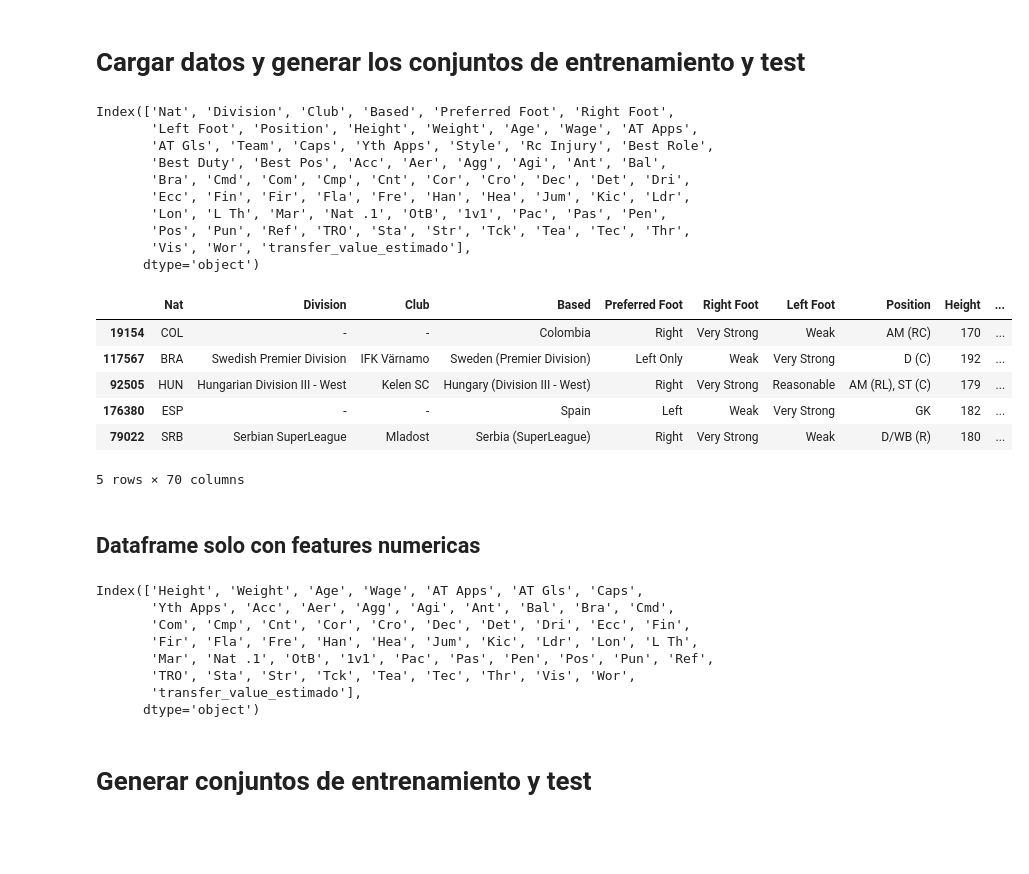
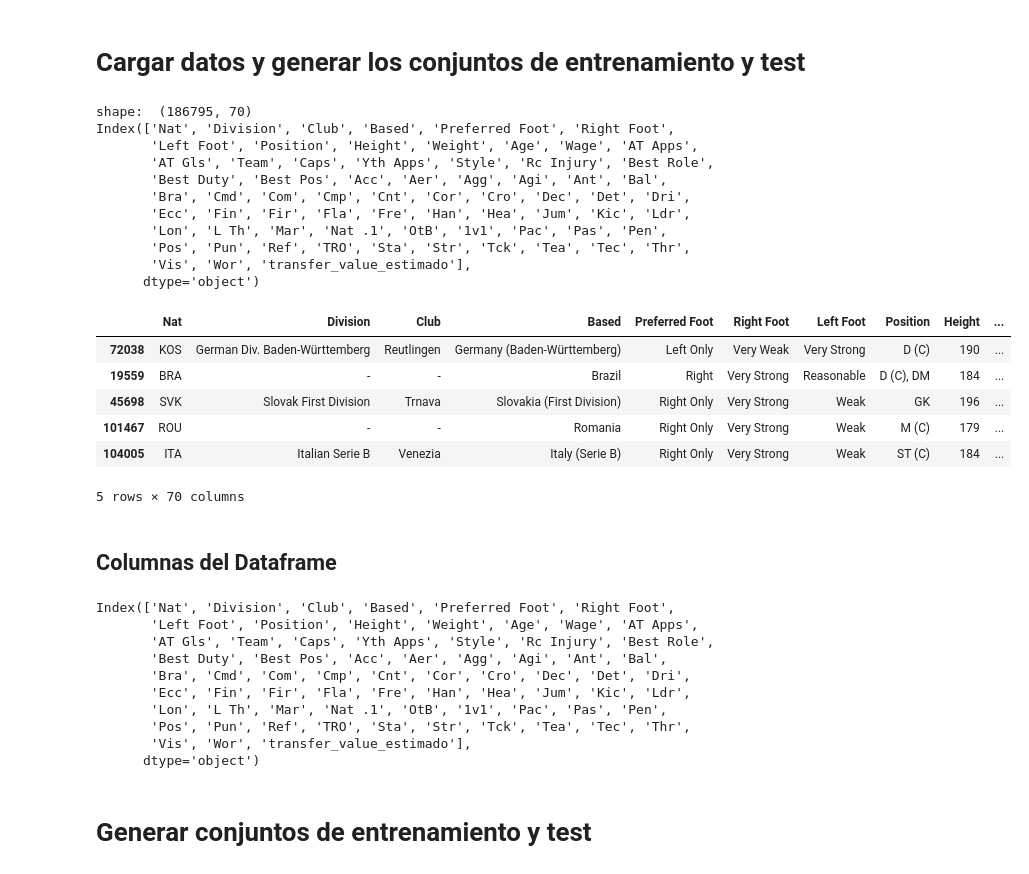
Before and after one commit to Leo11wasd/proyecto_mineria_y_analisis_de_datos, a Jupyter notebook: regresion.ipynb, the cells around one changed output. Saved outputs shown, nothing was run; the diff lists cells and outputs as text; code cells hidden in the pictures; blank space fills up the shorter version.

```diff
--- a/regresion.ipynb
+++ b/regresion.ipynb
@@ -9,32 +9,34 @@ raiz=""
 # Cargar datos y generar los conjuntos de entrenamiento y test
 # %%
 import pandas as pd
-
+nombre_csv_logs="presentacion1_resultados"
 # file_path = 'data_set_limpio.pkl'
 file_path = f'{raiz}datasets_pkl/data_set_limpio_sin_not_for_sale.pkl'
 
 df = pd.read_pickle(file_path)
 
 # Display the loaded DataFrame
+print("shape: ",df.shape)
 print(df.columns)
 df.sample(n=5)
 # %% [output]
+shape:  (186795, 70)
 Index(['Nat', 'Division', 'Club', 'Based', 'Preferred Foot', 'Right Foot',
        'Left Foot', 'Position', 'Height', 'Weight', 'Age', 'Wage', 'AT Apps',
        'AT Gls', 'Team', 'Caps', 'Yth Apps', 'Style', 'Rc Injury', 'Best Role',
        'Best Duty', 'Best Pos', 'Acc', 'Aer', 'Agg', 'Agi', 'Ant', 'Bal',
        'Bra', 'Cmd', 'Com', 'Cmp', 'Cnt', 'Cor', 'Cro', 'Dec', 'Det', 'Dri',
        'Ecc', 'Fin', 'Fir', 'Fla', 'Fre', 'Han', 'Hea', 'Jum', 'Kic', 'Ldr',
        'Lon', 'L Th', 'Mar', 'Nat .1', 'OtB', '1v1', 'Pac', 'Pas', 'Pen',
        'Pos', 'Pun', 'Ref', 'TRO', 'Sta', 'Str', 'Tck', 'Tea', 'Tec', 'Thr',
        'Vis', 'Wor', 'transfer_value_estimado'],
       dtype='object')
 |  | Nat | Division | Club | Based | Preferred Foot | Right Foot | Left Foot | Position | Height | ... |
-| 19154 | COL | - | - | Colombia | Right | Very Strong | Weak | AM (RC) | 170 | ... |
-| 117567 | BRA | Swedish Premier Division | IFK Värnamo | Sweden (Premier Division) | Left Only | Weak | Very Strong | D (C) | 192 | ... |
-| 92505 | HUN | Hungarian Division III - West | Kelen SC | Hungary (Division III - West) | Right | Very Strong | Reasonable | AM (RL), ST (C) | 179 | ... |
-| 176380 | ESP | - | - | Spain | Left | Weak | Very Strong | GK | 182 | ... |
-| 79022 | SRB | Serbian SuperLeague | Mladost | Serbia (SuperLeague) | Right | Very Strong | Weak | D/WB (R) | 180 | ... |
+| 72038 | KOS | German Div. Baden-Württemberg | Reutlingen | Germany (Baden-Württemberg) | Left Only | Very Weak | Very Strong | D (C) | 190 | ... |
+| 19559 | BRA | - | - | Brazil | Right | Very Strong | Reasonable | D (C), DM | 184 | ... |
+| 45698 | SVK | Slovak First Division | Trnava | Slovakia (First Division) | Right Only | Very Strong | Weak | GK | 196 | ... |
+| 101467 | ROU | - | - | Romania | Right Only | Very Strong | Weak | M (C) | 179 | ... |
+| 104005 | ITA | Italian Serie B | Venezia | Italy (Serie B) | Right Only | Very Strong | Weak | ST (C) | 184 | ... |
 5 rows × 70 columns
 # %%
 import pandas as pd
@@ -49,22 +51,20 @@ if visualizar_todo:
     # Show full content of each cell (prevent text truncation)
     pd.set_option('display.max_colwidth', None)
 # %% [markdown]
-## Dataframe solo con features numericas
+## Columnas del Dataframe
 # %%
-import numpy as np
-# Create new dataframe with only numeric columns
-only_numeric_df = df.select_dtypes(include=[np.number])
-print(only_numeric_df.columns)
-# # Optional: Create a separate dataframe for non-numeric columns
-# only_categoric_df = df.select_dtypes(exclude=[np.number])
+# df=df.drop(columns='Wage')
+print(df.columns)
 # %% [output]
-Index(['Height', 'Weight', 'Age', 'Wage', 'AT Apps', 'AT Gls', 'Caps',
-       'Yth Apps', 'Acc', 'Aer', 'Agg', 'Agi', 'Ant', 'Bal', 'Bra', 'Cmd',
-       'Com', 'Cmp', 'Cnt', 'Cor', 'Cro', 'Dec', 'Det', 'Dri', 'Ecc', 'Fin',
-       'Fir', 'Fla', 'Fre', 'Han', 'Hea', 'Jum', 'Kic', 'Ldr', 'Lon', 'L Th',
-       'Mar', 'Nat .1', 'OtB', '1v1', 'Pac', 'Pas', 'Pen', 'Pos', 'Pun', 'Ref',
-       'TRO', 'Sta', 'Str', 'Tck', 'Tea', 'Tec', 'Thr', 'Vis', 'Wor',
-       'transfer_value_estimado'],
+Index(['Nat', 'Division', 'Club', 'Based', 'Preferred Foot', 'Right Foot',
+       'Left Foot', 'Position', 'Height', 'Weight', 'Age', 'Wage', 'AT Apps',
+       'AT Gls', 'Team', 'Caps', 'Yth Apps', 'Style', 'Rc Injury', 'Best Role',
+       'Best Duty', 'Best Pos', 'Acc', 'Aer', 'Agg', 'Agi', 'Ant', 'Bal',
+       'Bra', 'Cmd', 'Com', 'Cmp', 'Cnt', 'Cor', 'Cro', 'Dec', 'Det', 'Dri',
+       'Ecc', 'Fin', 'Fir', 'Fla', 'Fre', 'Han', 'Hea', 'Jum', 'Kic', 'Ldr',
+       'Lon', 'L Th', 'Mar', 'Nat .1', 'OtB', '1v1', 'Pac', 'Pas', 'Pen',
+       'Pos', 'Pun', 'Ref', 'TRO', 'Sta', 'Str', 'Tck', 'Tea', 'Tec', 'Thr',
+       'Vis', 'Wor', 'transfer_value_estimado'],
       dtype='object')
 # %% [markdown]
 # Generar conjuntos de entrenamiento y test
```
Also changed, not shown: parts of 18 cells of this notebook, 3 other files.
